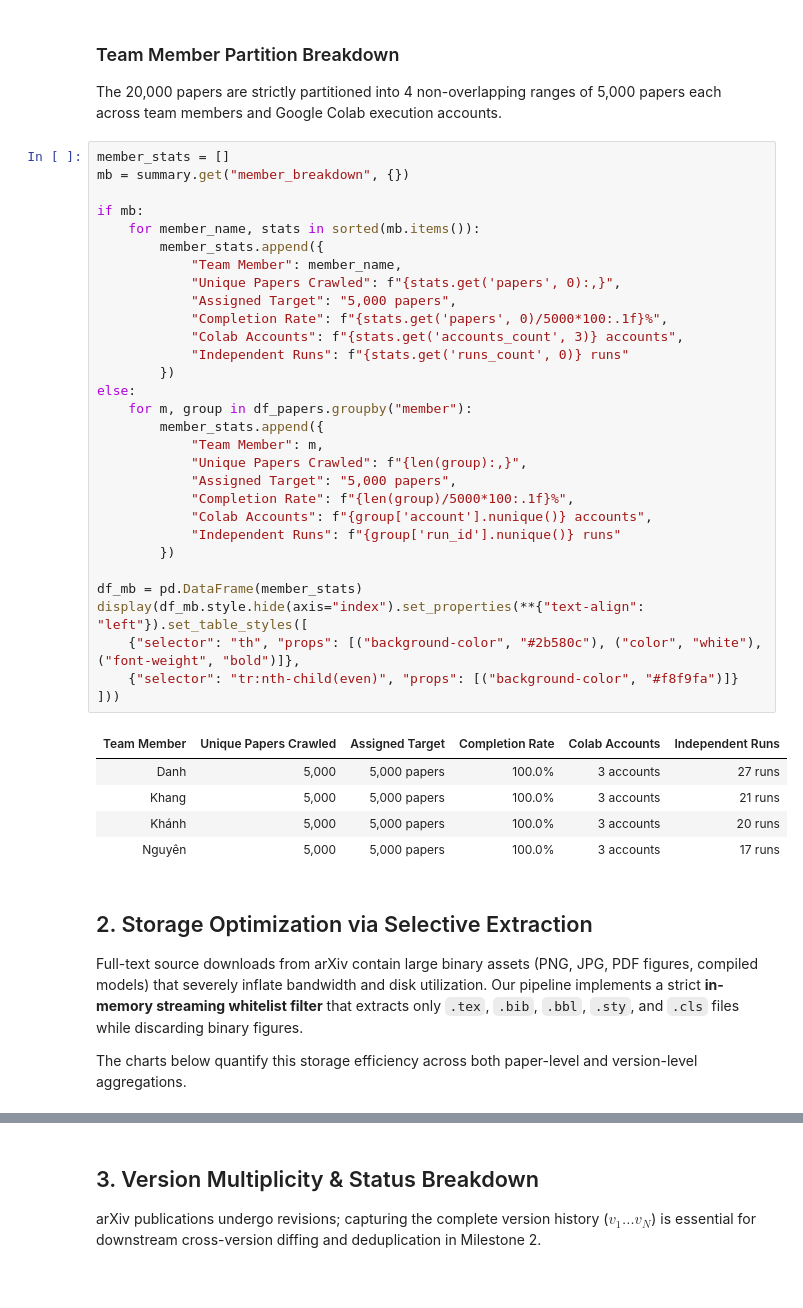
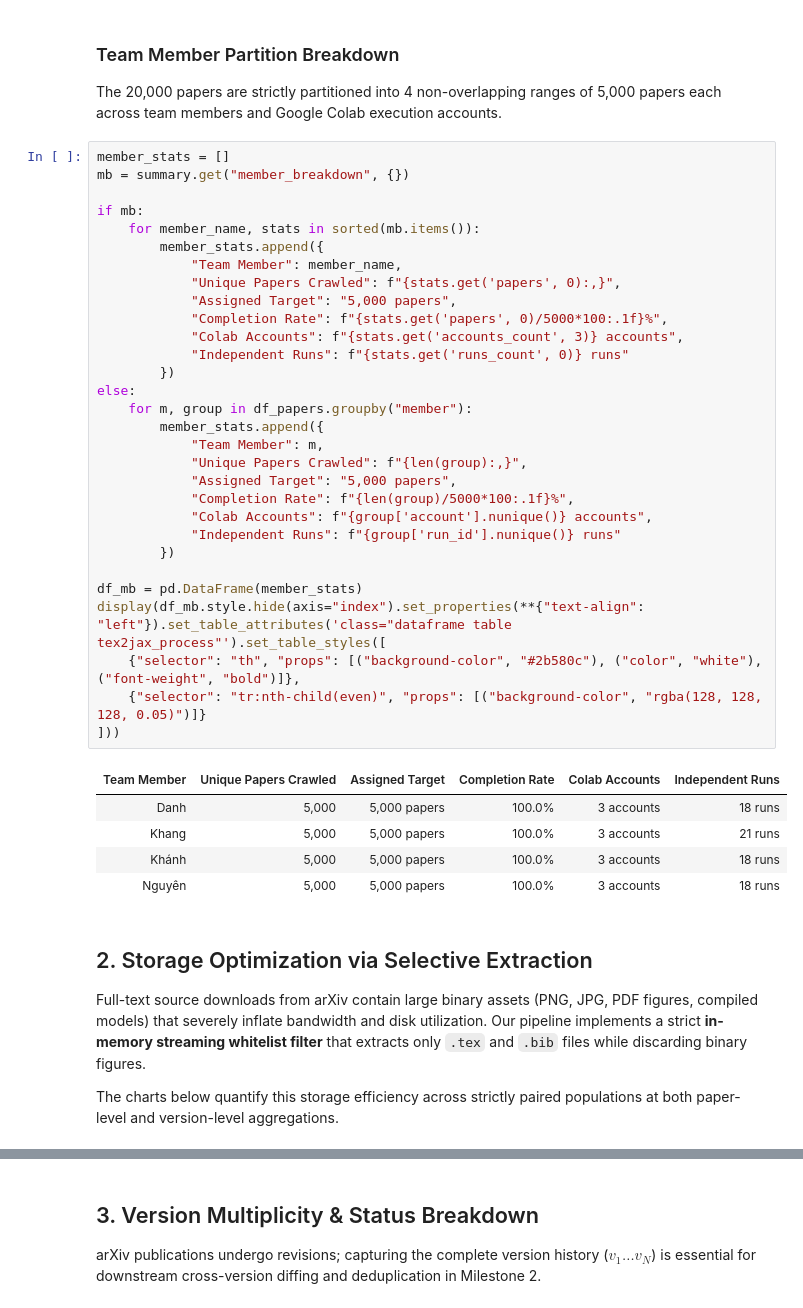
Before and after one commit to Dangkhanh01/arXiv-report, a Jupyter notebook: book/content/milestone1/03_corpus_stats.ipynb, the cells around one changed output, grey strips where cells are left out. Saved outputs shown, nothing was run; the diff lists cells and outputs as text.

```diff
--- a/book/content/milestone1/03_corpus_stats.ipynb
+++ b/book/content/milestone1/03_corpus_stats.ipynb
@@ -138,45 +157,45 @@ The 20,000 papers are strictly partitioned into 4 non-overlapping ranges of 5,00
 # %%
 member_stats = []
 mb = summary.get("member_breakdown", {})
 
 if mb:
     for member_name, stats in sorted(mb.items()):
         member_stats.append({
             "Team Member": member_name,
             "Unique Papers Crawled": f"{stats.get('papers', 0):,}",
             "Assigned Target": "5,000 papers",
             "Completion Rate": f"{stats.get('papers', 0)/5000*100:.1f}%",
             "Colab Accounts": f"{stats.get('accounts_count', 3)} accounts",
             "Independent Runs": f"{stats.get('runs_count', 0)} runs"
         })
 else:
     for m, group in df_papers.groupby("member"):
         member_stats.append({
             "Team Member": m,
             "Unique Papers Crawled": f"{len(group):,}",
             "Assigned Target": "5,000 papers",
             "Completion Rate": f"{len(group)/5000*100:.1f}%",
             "Colab Accounts": f"{group['account'].nunique()} accounts",
             "Independent Runs": f"{group['run_id'].nunique()} runs"
         })
 
 df_mb = pd.DataFrame(member_stats)
-display(df_mb.style.hide(axis="index").set_properties(**{"text-align": "left"}).set_table_styles([
+display(df_mb.style.hide(axis="index").set_properties(**{"text-align": "left"}).set_table_attributes('class="dataframe table tex2jax_process"').set_table_styles([
     {"selector": "th", "props": [("background-color", "#2b580c"), ("color", "white"), ("font-weight", "bold")]},
-    {"selector": "tr:nth-child(even)", "props": [("background-color", "#f8f9fa")]}
+    {"selector": "tr:nth-child(even)", "props": [("background-color", "rgba(128, 128, 128, 0.05)")]}
 ]))
 # %% [output]
 | Team Member | Unique Papers Crawled | Assigned Target | Completion Rate | Colab Accounts | Independent Runs |
-| Danh | 5,000 | 5,000 papers | 100.0% | 3 accounts | 27 runs |
+| Danh | 5,000 | 5,000 papers | 100.0% | 3 accounts | 18 runs |
 | Khang | 5,000 | 5,000 papers | 100.0% | 3 accounts | 21 runs |
-| Khánh | 5,000 | 5,000 papers | 100.0% | 3 accounts | 20 runs |
-| Nguyên | 5,000 | 5,000 papers | 100.0% | 3 accounts | 17 runs |
+| Khánh | 5,000 | 5,000 papers | 100.0% | 3 accounts | 18 runs |
+| Nguyên | 5,000 | 5,000 papers | 100.0% | 3 accounts | 18 runs |
 # %% [markdown]
 ## 2. Storage Optimization via Selective Extraction
 
-Full-text source downloads from arXiv contain large binary assets (PNG, JPG, PDF figures, compiled models) that severely inflate bandwidth and disk utilization. Our pipeline implements a strict **in-memory streaming whitelist filter** that extracts only `.tex`, `.bib`, `.bbl`, `.sty`, and `.cls` files while discarding binary figures.
+Full-text source downloads from arXiv contain large binary assets (PNG, JPG, PDF figures, compiled models) that severely inflate bandwidth and disk utilization. Our pipeline implements a strict **in-memory streaming whitelist filter** that extracts only `.tex` and `.bib` files while discarding binary figures.
 
-The charts below quantify this storage efficiency across both paper-level and version-level aggregations.
+The charts below quantify this storage efficiency across strictly paired populations at both paper-level and version-level aggregations.
 # %%
 # 1. Bar Chart: Before vs After at Paper & Version levels
 fig_size = go.Figure(data=[
```
Also changed, not shown: parts of 9 cells of this notebook, 15 other files.
